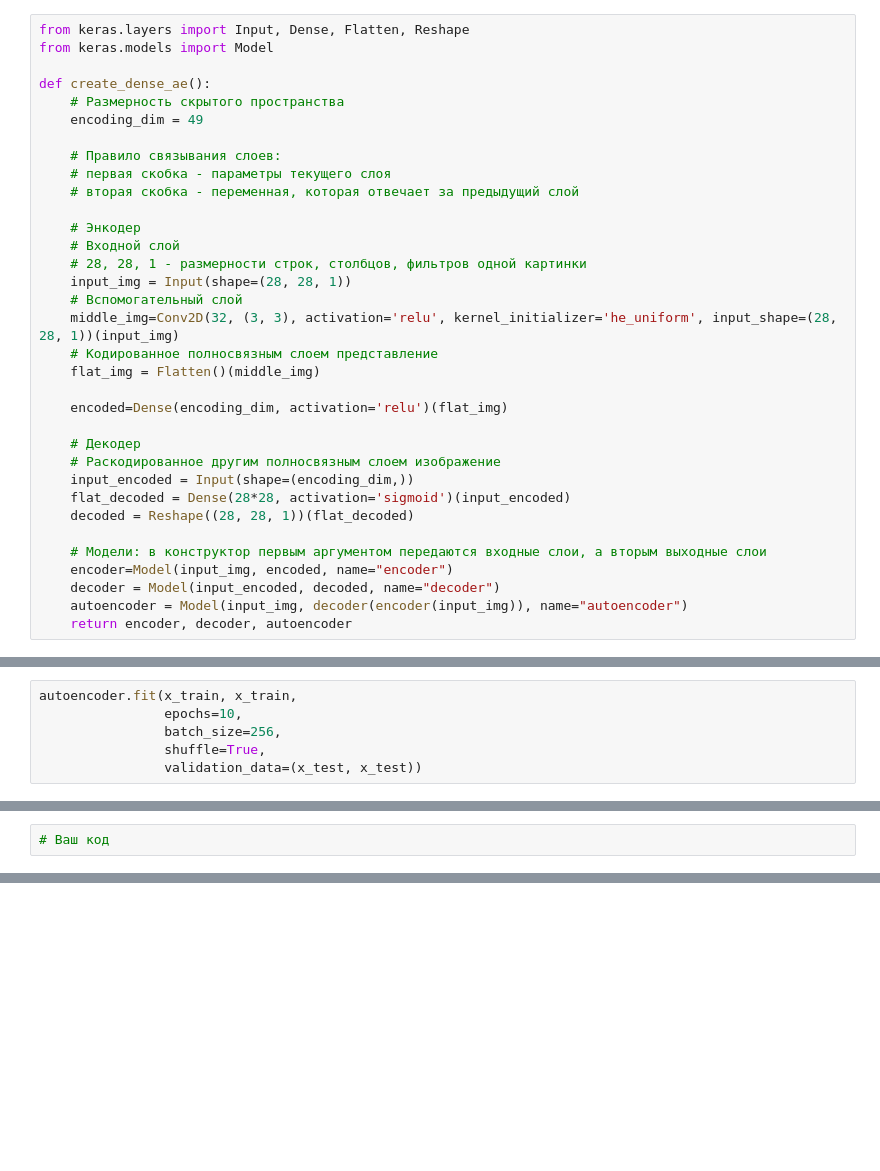
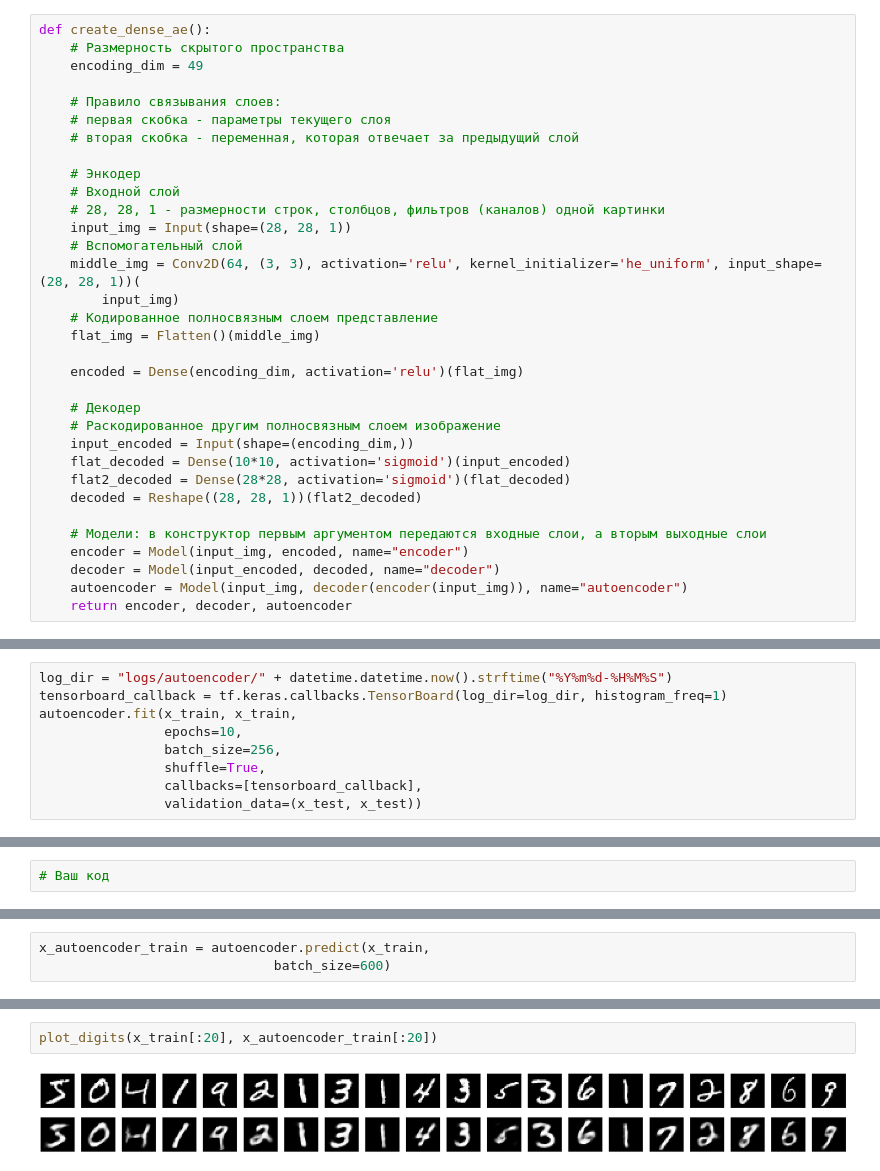
Before and after one commit to shnikita-cr/2025-NN-AI, a Jupyter notebook: lab21/lab21.ipynb, the cells around one changed output, grey strips where cells are left out. Drawn from its saved outputs; the diff is of its cells as text; blank space fills up the shorter version.

```diff
--- a/lab21/lab21.ipynb
+++ b/lab21/lab21.ipynb
@@ -20,9 +28,6 @@ x_test  = np.reshape(x_test,  (len(x_test),  28, 28, 1))
 
 Напишем отдельные модели для энкодера, декодера и целого автоэнкодера. Для этого создадим экземпляры слоев и применим их один за другим, в конце все объединив в модели.
 # %%
-from keras.layers import Input, Dense, Flatten, Reshape
-from keras.models import Model
-
 def create_dense_ae():
     # Размерность скрытого пространства
     encoding_dim = 49
@@ -33,23 +38,25 @@ def create_dense_ae():
 
     # Энкодер
     # Входной слой
-    # 28, 28, 1 - размерности строк, столбцов, фильтров одной картинки
+    # 28, 28, 1 - размерности строк, столбцов, фильтров (каналов) одной картинки
     input_img = Input(shape=(28, 28, 1))
     # Вспомогательный слой
-    middle_img=Conv2D(32, (3, 3), activation='relu', kernel_initializer='he_uniform', input_shape=(28, 28, 1))(input_img)
+    middle_img = Conv2D(64, (3, 3), activation='relu', kernel_initializer='he_uniform', input_shape=(28, 28, 1))(
+        input_img)
     # Кодированное полносвязным слоем представление
     flat_img = Flatten()(middle_img)
 
-    encoded=Dense(encoding_dim, activation='relu')(flat_img)
+    encoded = Dense(encoding_dim, activation='relu')(flat_img)
 
     # Декодер
     # Раскодированное другим полносвязным слоем изображение
     input_encoded = Input(shape=(encoding_dim,))
-    flat_decoded = Dense(28*28, activation='sigmoid')(input_encoded)
-    decoded = Reshape((28, 28, 1))(flat_decoded)
+    flat_decoded = Dense(10*10, activation='sigmoid')(input_encoded)
+    flat2_decoded = Dense(28*28, activation='sigmoid')(flat_decoded)
+    decoded = Reshape((28, 28, 1))(flat2_decoded)
 
     # Модели: в конструктор первым аргументом передаются входные слои, а вторым выходные слои
-    encoder=Model(input_img, encoded, name="encoder")
+    encoder = Model(input_img, encoded, name="encoder")
     decoder = Model(input_encoded, decoded, name="decoder")
     autoencoder = Model(input_img, decoder(encoder(input_img)), name="autoencoder")
     return encoder, decoder, autoencoder
@@ -113,10 +122,13 @@ Model: "autoencoder"
 # %% [markdown]
 Обучим теперь наш автоэнкодер
 # %%
+log_dir = "logs/autoencoder/" + datetime.datetime.now().strftime("%Y%m%d-%H%M%S")
+tensorboard_callback = tf.keras.callbacks.TensorBoard(log_dir=log_dir, histogram_freq=1)
 autoencoder.fit(x_train, x_train,
                 epochs=10,
                 batch_size=256,
                 shuffle=True,
+                callbacks=[tensorboard_callback],
                 validation_data=(x_test, x_test))
 # %% [output]
 Epoch 1/10
@@ -202,0 +289,3 @@ plot_digits(imgs, decoded_imgs) # исходные и обработанные
+# %%
+x_autoencoder_train = autoencoder.predict(x_train,
+                              batch_size=600)
@@ -202,0 +294,4 @@ plot_digits(imgs, decoded_imgs) # исходные и обработанные
+# %%
+plot_digits(x_train[:20], x_autoencoder_train[:20])
+# %% [output]
+[figure, added]
```
Also changed, not shown: parts of 16 cells of this notebook.
